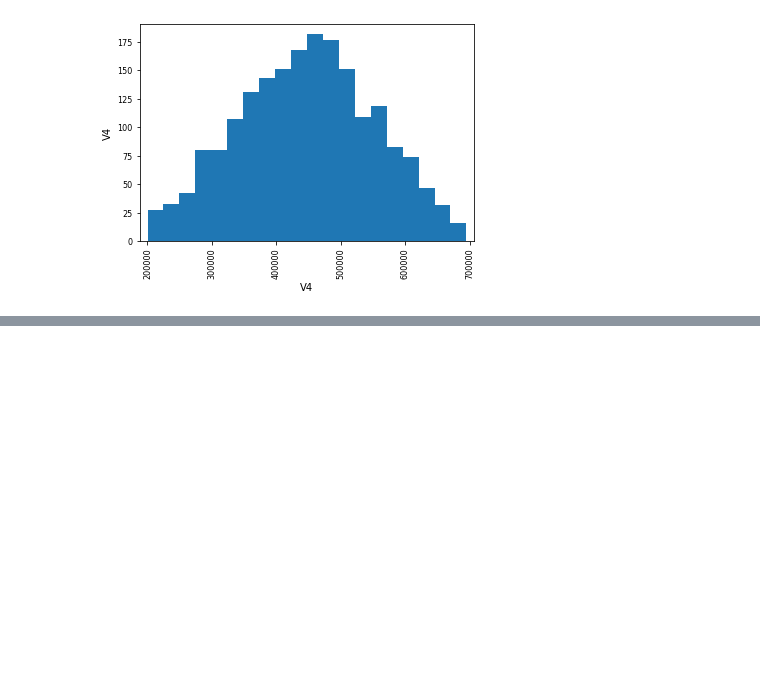
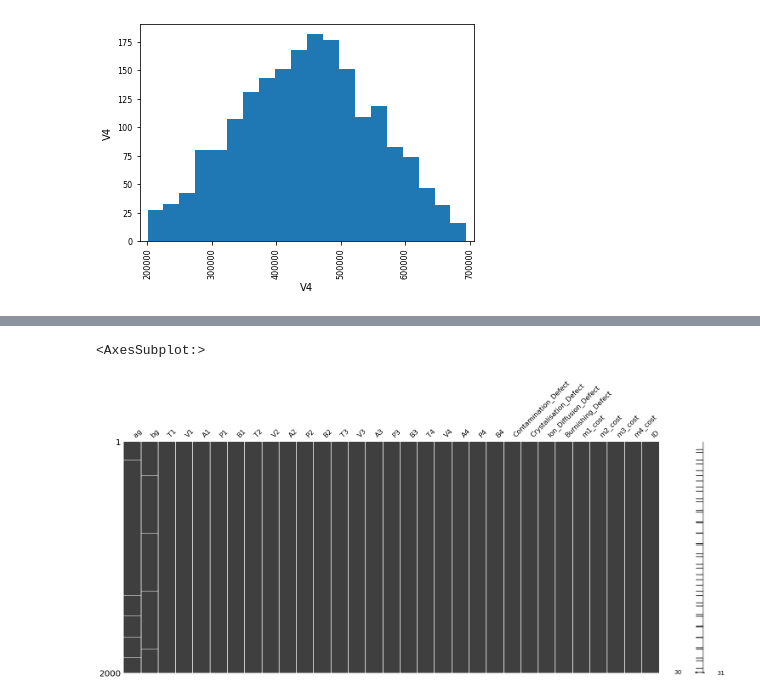
Before and after one commit to lao8n/oxford_classical_machine_learning, a Jupyter notebook: 01 - Feature Engineering/class.ipynb, the cells around one changed output, grey strips where cells are left out. Drawn from its saved outputs; the diff is of its cells as text; code cells hidden in the pictures; blank space fills up the shorter version.

```diff
--- a/01 - Feature Engineering/class.ipynb
+++ b/01 - Feature Engineering/class.ipynb
@@ -296,0 +317,9 @@ histogram(df_no_outliers, 'V4', 20)
+# %%
+for v in ['m1_cost', 'm2_cost', 'm3_cost', 'm4_cost']:
+    df_imputed = impute_nan_values(df_imputed, v, 'mean')
+for v in ['V1','V2', 'V3', 'V4', 'A1', 'A2', 'A3', 'A4', 'B1', 'B2', 'B3', 'B4', 'P1', 'P2', 'P3', 'P4']:
+    df_imputed = impute_nan_values(df_imputed, v, 'median')
+mn.matrix(df_imputed)
+# %% [output]
+<AxesSubplot:>
+[figure, added]
```
Also changed, not shown: parts of 9 cells of this notebook.
